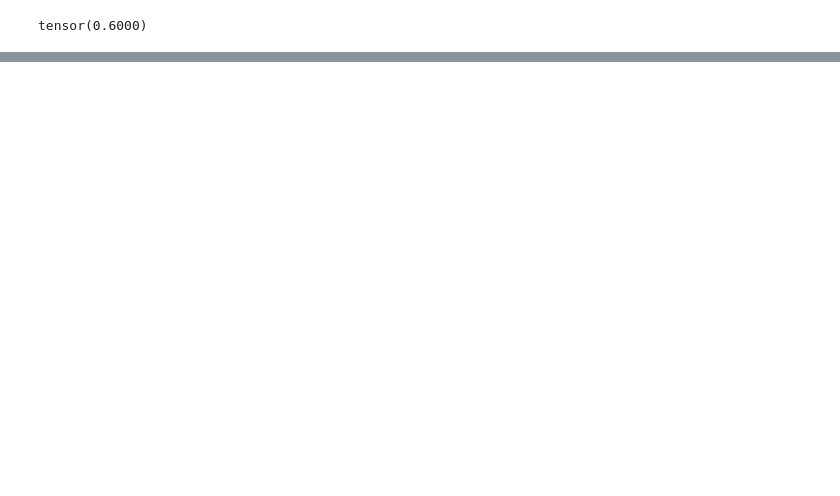
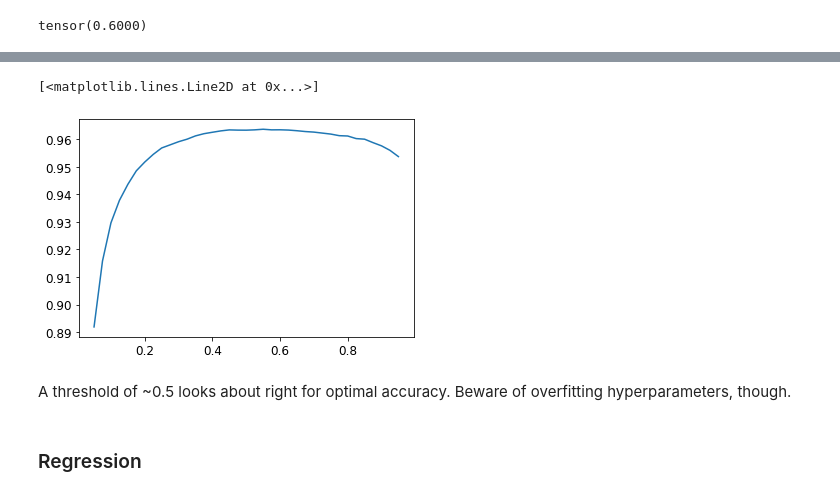
Before and after one commit to dqna64/fastbook-experimental, a Jupyter notebook: 06-1.ipynb, the cells around one changed output, grey strips where cells are left out. Drawn from its saved outputs; the diff is of its cells as text; code cells hidden in the pictures; blank space fills up the shorter version.

Commit message:
Threshold hyperparameter tuning with multicat accuracy metric

```diff
--- a/06-1.ipynb
+++ b/06-1.ipynb
@@ -284,0 +289,3 @@ tensor(0.6000)
+# %%
+learner = cnn_learner(dataloaders, resnet50, metrics=partial(accuracy_multicat, thresh=0.2))
+learner.fine_tune(3, base_lr=3e-3, freeze_epochs=4)
@@ -284,0 +305,3 @@ tensor(0.6000)
+# %%
+learner.metrics = partial(accuracy_multi, thresh=0.3)
+learner.validate()
@@ -284,0 +313,3 @@ tensor(0.6000)
+# %%
+preds, targs = learner.get_preds()
+accuracy_multicat(preds, targs, thresh=0.8, sigmoid=True)
@@ -284,0 +319,12 @@ tensor(0.6000)
+# %%
+thresholds = torch.linspace(0.05, 0.95, 37)
+# %%
+accs = [accuracy_multi(preds, targs, thresh=threshold, sigmoid=False) for threshold in thresholds]
+plt.plot(thresholds, accs)
+# %% [output]
+[<matplotlib.lines.Line2D at 0x...>]
+[figure, added]
+# %% [markdown]
+A threshold of ~0.5 looks about right for optimal accuracy. Beware of overfitting hyperparameters, though.
+# %% [markdown]
+### Regression
```
Also changed, not shown: parts of 11 cells of this notebook.
